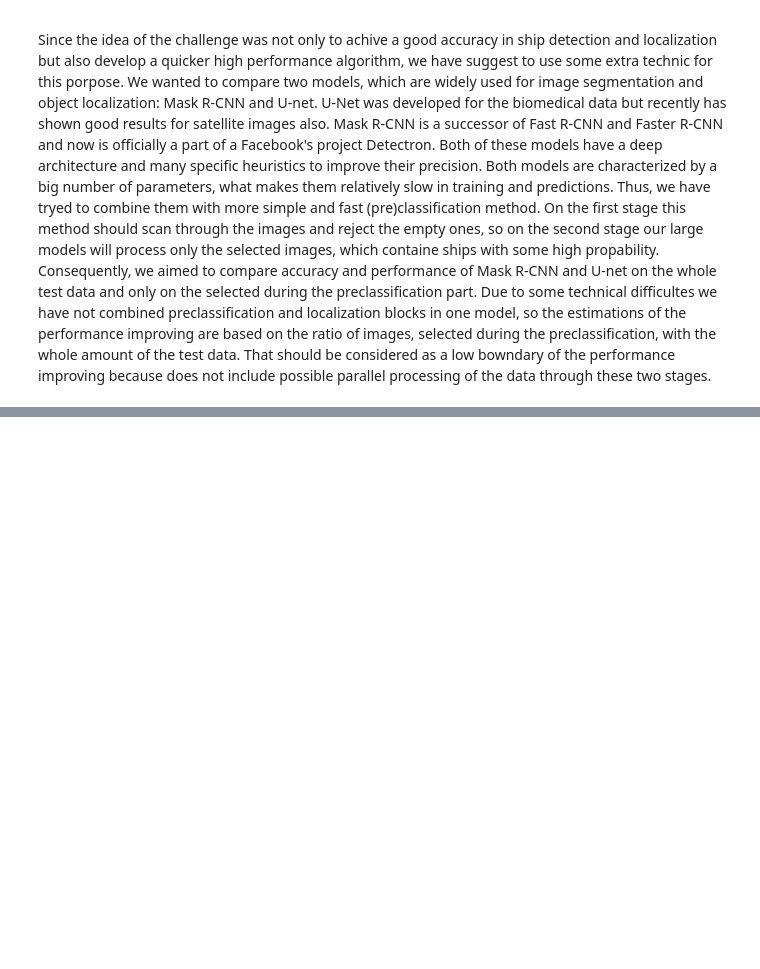
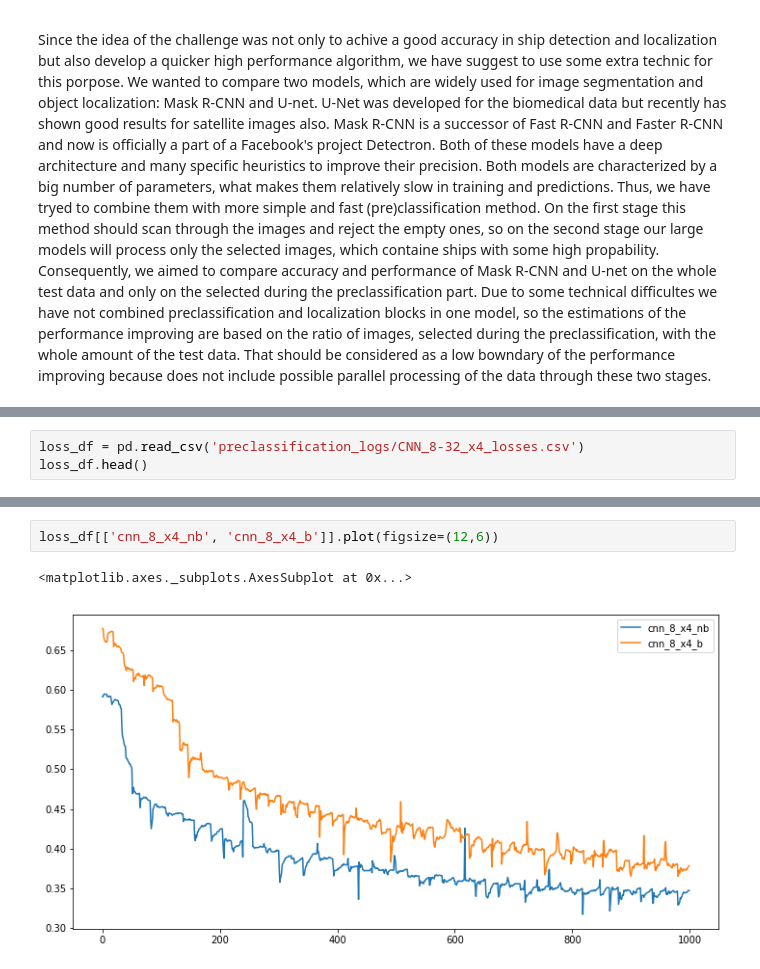
Before and after one commit to mozzhorin/ML-PR18, a Jupyter notebook: report.ipynb, the cells around one changed output, grey strips where cells are left out. Drawn from its saved outputs; the diff is of its cells as text; blank space fills up the shorter version.

Commit message:
Added preclassification presentation

```diff
--- a/report.ipynb
+++ b/report.ipynb
@@ -104,0 +112,3 @@ One run on the test data set (88486 images) takes on average 9:25 (min:sec), whi
+# %%
+loss_df = pd.read_csv('preclassification_logs/CNN_8-32_x4_losses.csv')
+loss_df.head()
@@ -104,0 +122,5 @@ One run on the test data set (88486 images) takes on average 9:25 (min:sec), whi
+# %%
+loss_df[['cnn_8_x4_nb', 'cnn_8_x4_b']].plot(figsize=(12,6))
+# %% [output]
+<matplotlib.axes._subplots.AxesSubplot at 0x...>
+[figure, added]
```
Also changed, not shown: parts of 21 cells of this notebook, 14 other files.
